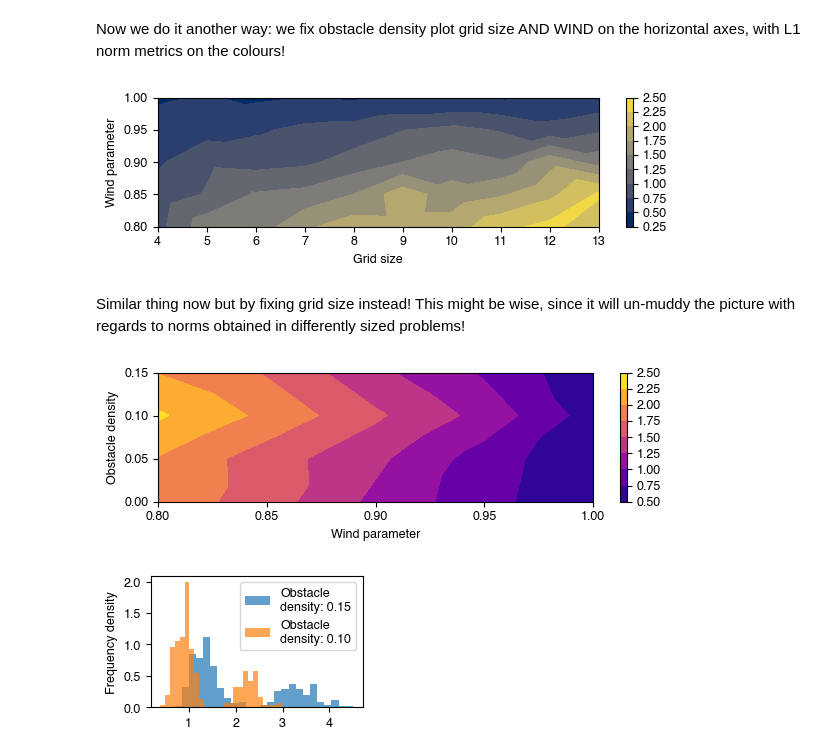
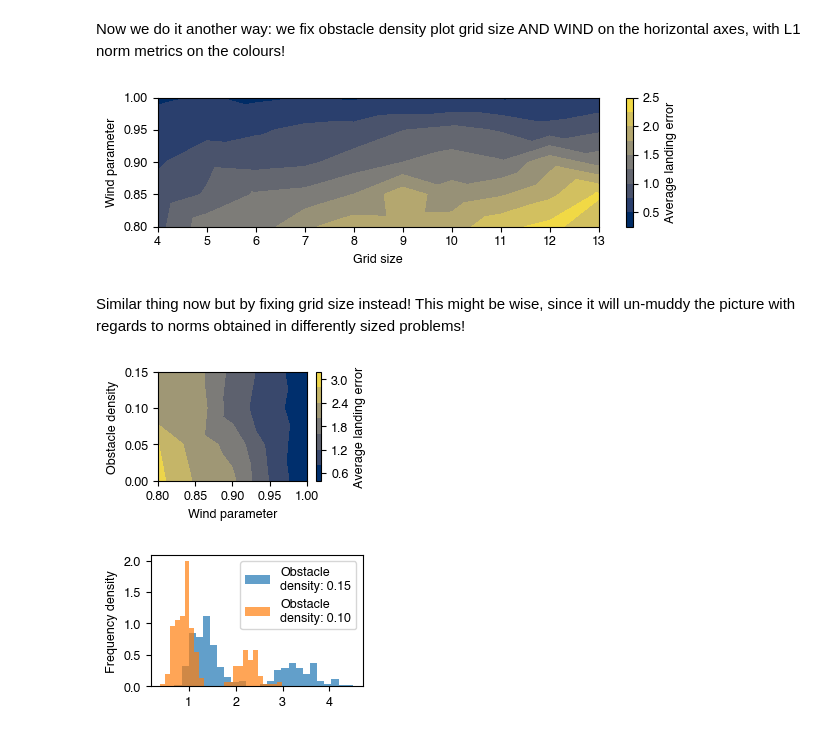
Before and after one commit to berkpereira/gridworld-numpy, a Jupyter notebook: eda_4d.ipynb, the cells around one changed output. Saved outputs shown, nothing was run; the diff lists cells and outputs as text; code cells hidden in the pictures.

```diff
--- a/eda_4d.ipynb
+++ b/eda_4d.ipynb
@@ -440,7 +445,7 @@ Now, we do a similar thing but with actual cumulative times in problems with unc
 # %% [markdown]
 First do the usual scheme of fixing the wind: will see that most of these plots are not painting a clear picture, since the crash rates really muddy these figures!
 # %%
-fig, ax = plt.subplots(figsize=(fsp.text_width, 2))
+fig, ax = plt.subplots(figsize=(fsp.text_width * fsp.text_width_factor, 1.8))
 
 df_sim_mc = df_sim[df_sim['sol_method'] == 'MC']
 data_mc = df_sim_mc.groupby(['grid_size', 'obstacle_density', 'wind_param']).mean() # take mean values per benchmark MDP
@@ -449,9 +454,8 @@ data_dp = df_sim_dp.groupby(['grid_size', 'obstacle_density', 'wind_param']).mea
 df_sim_ip = df_sim[df_sim['sol_method'] == 'IP']
 data_ip = df_sim_ip.groupby(['grid_size', 'obstacle_density', 'wind_param']).mean()
 
-wp = 0.8
-method = 'ip'
-
+wp = 0.9
+method = 'dp'
 
 norm_data_mc = data_mc.loc[:, :, wp]['l1_norm']
 norm_data_dp = data_dp.loc[:, :, wp]['l1_norm']
@@ -463,10 +467,8 @@ y = norm_data_mc.index.get_level_values('obstacle_density')
 z_dp = norm_data_dp.values
 z_mc = norm_data_mc.values
 z_ip = norm_data_ip.values
-
 # Create a triangulation for x and y axes
 triang = tri.Triangulation(x, y)
-
 # Create the contour plot
 if method == 'dp':
     cntr = ax.tricontourf(triang, z_dp, cmap='viridis')
@@ -474,14 +476,15 @@ elif method == 'mc':
     cntr = ax.tricontourf(triang, z_mc, cmap='plasma')
 elif method == 'ip':
     cntr = ax.tricontourf(triang, z_ip, cmap='cividis')
-
 # Add a color bar
-plt.colorbar(cntr)
+cbar = plt.colorbar(cntr, ax=ax)
+cbar.ax.set_ylabel('Average landing error')
+cbar.locator = MaxNLocator(5) # this number sets maximum number of colour bar ticks
 
 # Set labels for the axes
 ax.set_xlabel('Grid size')
 ax.set_ylabel('Obstacle density')
+ax.set_xticks(np.arange(4,14,3))
 plt.tight_layout()
-
 plt.show()
 # %% [output]
@@ -522,28 +525,28 @@ elif method == 'ip':
     cntr = ax.tricontourf(triang, z_ip, cmap='cividis')
 
 # Add a color bar
-plt.colorbar(cntr)
-
+cbar = plt.colorbar(cntr, ax=ax)
+cbar.ax.set_ylabel('Average landing error')
+cbar.locator = MaxNLocator(5) # this number sets maximum number of colour bar ticks
 # Set labels for the axes
 ax.set_xlabel('Grid size')
 ax.set_ylabel('Wind parameter')
 plt.tight_layout()
-
 plt.show()
 # %% [output]
-[figure, old version]
+[figure, new version]
 # %% [markdown]
 Similar thing now but by fixing grid size instead! This might be wise, since it will un-muddy the picture with regards to norms obtained in differently sized problems!
 # %%
-fig, ax = plt.subplots(figsize=(fsp.text_width, 2))
+fig, ax = plt.subplots(figsize=(fsp.text_width * fsp.text_width_factor, 1.8))
 
 data_mc = df_sim_mc.groupby(['grid_size', 'obstacle_density', 'wind_param']).mean() # take mean values per benchmark MDP
 data_dp = df_sim_dp.groupby(['grid_size', 'obstacle_density', 'wind_param']).mean()
 data_ip = df_sim_ip.groupby(['grid_size', 'obstacle_density', 'wind_param']).mean()
 
 
-fixed_size = 10
-method = 'mc'
+fixed_size = 13
+method = 'ip'
 
 norm_data_mc = data_mc.loc[fixed_size, :, :]['l1_norm']
 norm_data_dp = data_dp.loc[fixed_size, :, :]['l1_norm']
@@ -554,35 +557,37 @@ x = norm_data_mc.index.get_level_values('wind_param')
 y = norm_data_mc.index.get_level_values('obstacle_density')
 z_dp = norm_data_dp.values
 z_mc = norm_data_mc.values
 z_ip = norm_data_ip.values
 
 # Create a triangulation for x and y axes
 triang = tri.Triangulation(x, y)
 
 # Create the contour plot
 if method == 'dp':
     cntr = ax.tricontourf(triang, z_dp, cmap='viridis')
 elif method == 'mc':
     cntr = ax.tricontourf(triang, z_mc, cmap='plasma')
 elif method == 'ip':
     cntr = ax.tricontourf(triang, z_ip, cmap='cividis')
 
 # Add a color bar
-plt.colorbar(cntr)
+cbar = plt.colorbar(cntr, ax=ax)
+cbar.ax.set_ylabel('Average landing error')
+cbar.locator = MaxNLocator(5) # this number sets maximum number of colour bar ticks
 
 # Set labels for the axes
 ax.set_xlabel('Wind parameter')
 ax.set_ylabel('Obstacle density')
 
 plt.tight_layout()
 ax.set_xticks(np.arange(0.8, 1.01, 0.05))
 
 plt.show()
 
 # Some of these plots with flame-like shapes highlight the confouding factor of crashes
 # Sometimes more obstacles seems to indicate better performance, but that's just because there are more crashes!
 # %% [output]
-[figure, old version]
+[figure, new version]
 # %%
 fig, ax = plt.subplots(figsize=(fsp.text_width * fsp.text_width_factor, 1.8))
 
```
Also changed, not shown: parts of 2 cells of this notebook, 3 other files.
